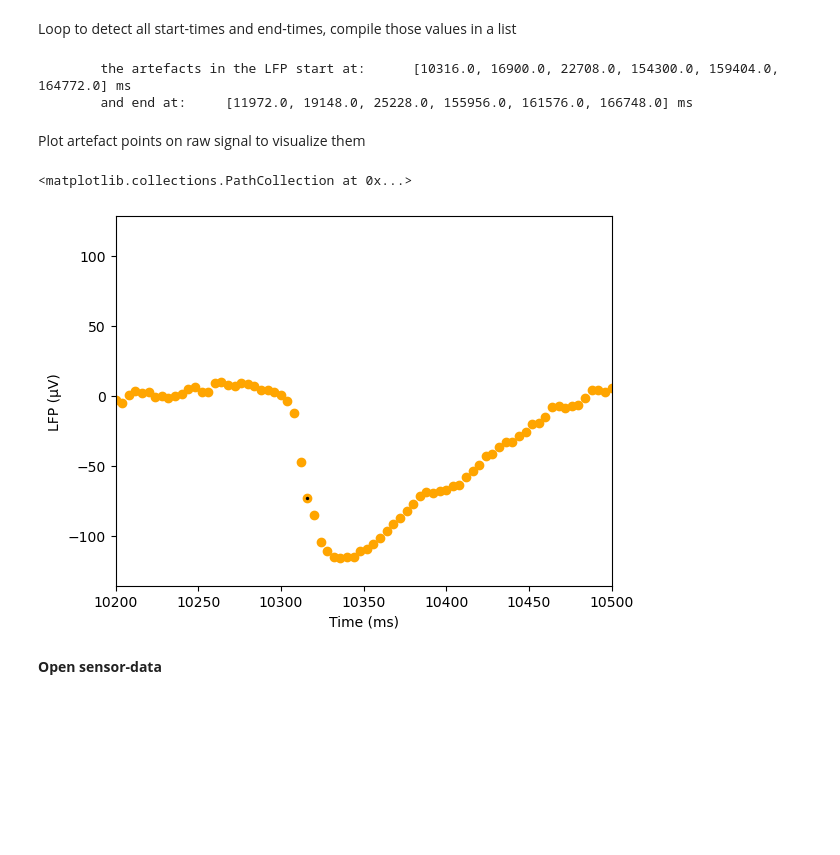
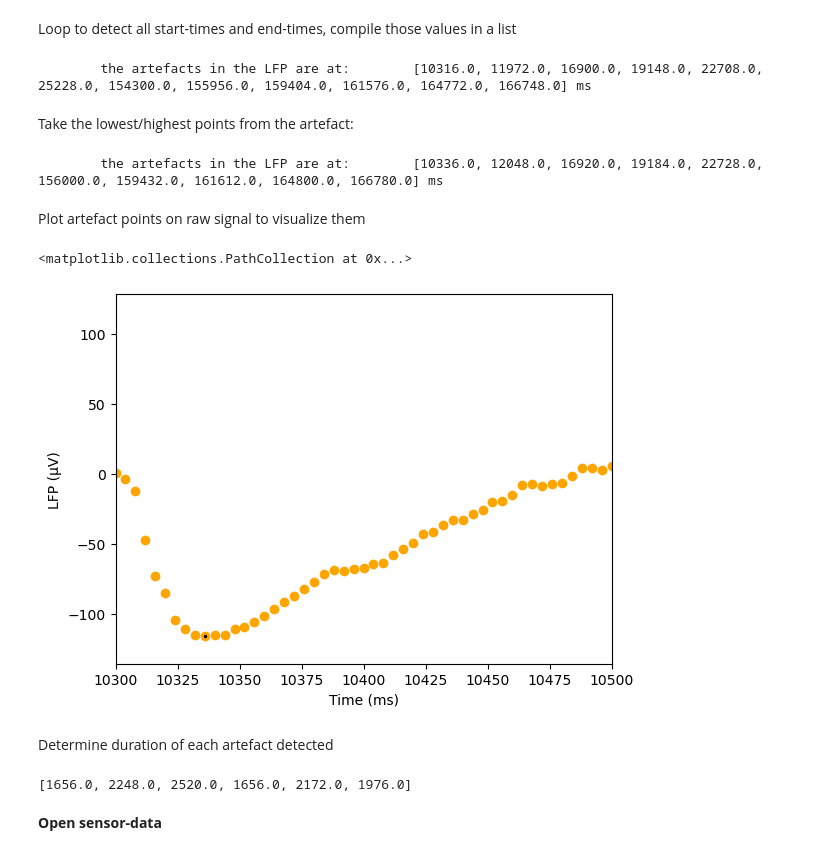
Before and after one commit to juliettevivien/Synchronization, a Jupyter notebook: Align LFP data with sensor data.ipynb, the cells around one changed output. Cells and saved outputs as stored; diff of their text form; code cells hidden in the pictures; blank space fills up the shorter version.

Commit message:
new artefact detection

```diff
--- a/Align LFP data with sensor data.ipynb
+++ b/Align LFP data with sensor data.ipynb
@@ -199,46 +216,81 @@ delay_between_artefacts_LFP
 Loop to detect all start-times and end-times, compile those values in a list
 # %%
 #initialize variables (lists and state)
-artefacts_xstart_LFP = []
-artefacts_ystart_LFP = []
-artefacts_xstop_LFP = []
-artefacts_ystop_LFP = []
+artefacts_x_LFP = []
+artefacts_y_LFP = []
 state_LFP:str = "stim_OFF"
 
 #start looking at each value one by one and append the timepoint to the proper list depending on the state and threshold crossed
 for n in range(0,(len(LFP_Stn_L_13)-1)):
     if (LFP_Stn_L_13[n] <= -60) and (state_LFP != "stim_ON"):
-        artefacts_xstart_LFP.append(x1_time[n])
-        artefacts_ystart_LFP.append(LFP_Stn_L_13[n])
+        artefacts_x_LFP.append(x1_time[n])
+        artefacts_y_LFP.append(LFP_Stn_L_13[n])
         state_LFP = "stim_ON"
     else:
         n = n+1
 
     if (LFP_Stn_L_13[n] >= 60) and (state_LFP != "stim_OFF"):
-        artefacts_xstop_LFP.append(x1_time[n])
-        artefacts_ystop_LFP.append(LFP_Stn_L_13[n])
+        artefacts_x_LFP.append(x1_time[n])
+        artefacts_y_LFP.append(LFP_Stn_L_13[n])
         state_LFP = "stim_OFF"
     else:
         n = n+1
 print(
-    f'\n\tthe artefacts in the LFP start at: \t{artefacts_xstart_LFP} ms'
-    f'\n\tand end at: \t{artefacts_xstop_LFP} ms')
+    f'\n\tthe artefacts in the LFP are at: \t{artefacts_x_LFP} ms')
 # %% [output]
-        the artefacts in the LFP start at:      [10316.0, 16900.0, 22708.0, 154300.0, 159404.0, 164772.0] ms
-        and end at:     [11972.0, 19148.0, 25228.0, 155956.0, 161576.0, 166748.0] ms
+        the artefacts in the LFP are at:        [10316.0, 11972.0, 16900.0, 19148.0, 22708.0, 25228.0, 154300.0, 155956.0, 159404.0, 161576.0, 164772.0, 166748.0] ms
+# %% [markdown]
+Take the lowest/highest points from the artefact:
+# %%
+#initialize variables (lists and state)
+artefacts_x_LFP = []
+artefacts_y_LFP = []
+state_LFP:str = "stim_OFF"
+
+#start looking at each value one by one and append the timepoint to the proper list depending on the state and threshold crossed
+for n in range(0,(len(LFP_Stn_L_13)-1)):
+    if (LFP_Stn_L_13[n] <= -60) and (state_LFP != "stim_ON") and (LFP_Stn_L_13[n] < LFP_Stn_L_13[n+1]) and (LFP_Stn_L_13[n] < LFP_Stn_L_13[n-1]):
+        artefacts_x_LFP.append(x1_time[n])
+        artefacts_y_LFP.append(LFP_Stn_L_13[n])
+        state_LFP = "stim_ON"
+    else:
+        n = n+1
+
+    if (LFP_Stn_L_13[n] >= 60) and (state_LFP != "stim_OFF") and (LFP_Stn_L_13[n] < LFP_Stn_L_13[n+1]) and(LFP_Stn_L_13[n] < LFP_Stn_L_13[n-1]):
+        artefacts_x_LFP.append(x1_time[n])
+        artefacts_y_LFP.append(LFP_Stn_L_13[n])
+        state_LFP = "stim_OFF"
+    else:
+        n = n+1
+print(
+    f'\n\tthe artefacts in the LFP are at: \t{artefacts_x_LFP} ms')
+# %% [output]
+        the artefacts in the LFP are at:        [10336.0, 12048.0, 16920.0, 19184.0, 22728.0, 156000.0, 159432.0, 161612.0, 164800.0, 166780.0] ms
 # %% [markdown]
 Plot artefact points on raw signal to visualize them
 # %%
-x_artefacts_LFP = artefacts_xstart_LFP+artefacts_xstop_LFP
-y_artefacts_LFP = artefacts_ystart_LFP+artefacts_ystop_LFP
 plt.xlabel('Time (ms)')
 plt.ylabel('LFP (µV)')
-plt.xlim(10200,10500)
+plt.xlim(10300,10500)
 plt.scatter(x1_time,LFP_Stn_L_13, linewidth=1,color='orange')
-plt.scatter(x_artefacts_LFP,y_artefacts_LFP,color='black',s=2)
+#plt.plot(x1_time[:-1],np.diff(LFP_Stn_L_13), linewidth=1,color='green')
+plt.scatter(artefacts_x_LFP,artefacts_y_LFP,color='black',s=2)
 # %% [output]
 <matplotlib.collections.PathCollection at 0x...>
-[figure, old version]
+[figure, new version]
+# %% [markdown]
+Determine duration of each artefact detected
+# %%
+artefact_duration_LFP=[]
+range_o=np.arange(1,len(artefacts_x_LFP),2)
+range_p=np.arange(0,len(artefacts_x_LFP),2)
+
+for o,p in zip(range_o,range_p):
+        artefact_duration_LFP.append(artefacts_x_LFP[o]-artefacts_x_LFP[p])
+
+artefact_duration_LFP
+# %% [output]
+[1656.0, 2248.0, 2520.0, 1656.0, 2172.0, 1976.0]
 # %% [markdown]
 **Open sensor-data**
 # %%
```
Also changed, not shown: parts of 29 cells of this notebook.
